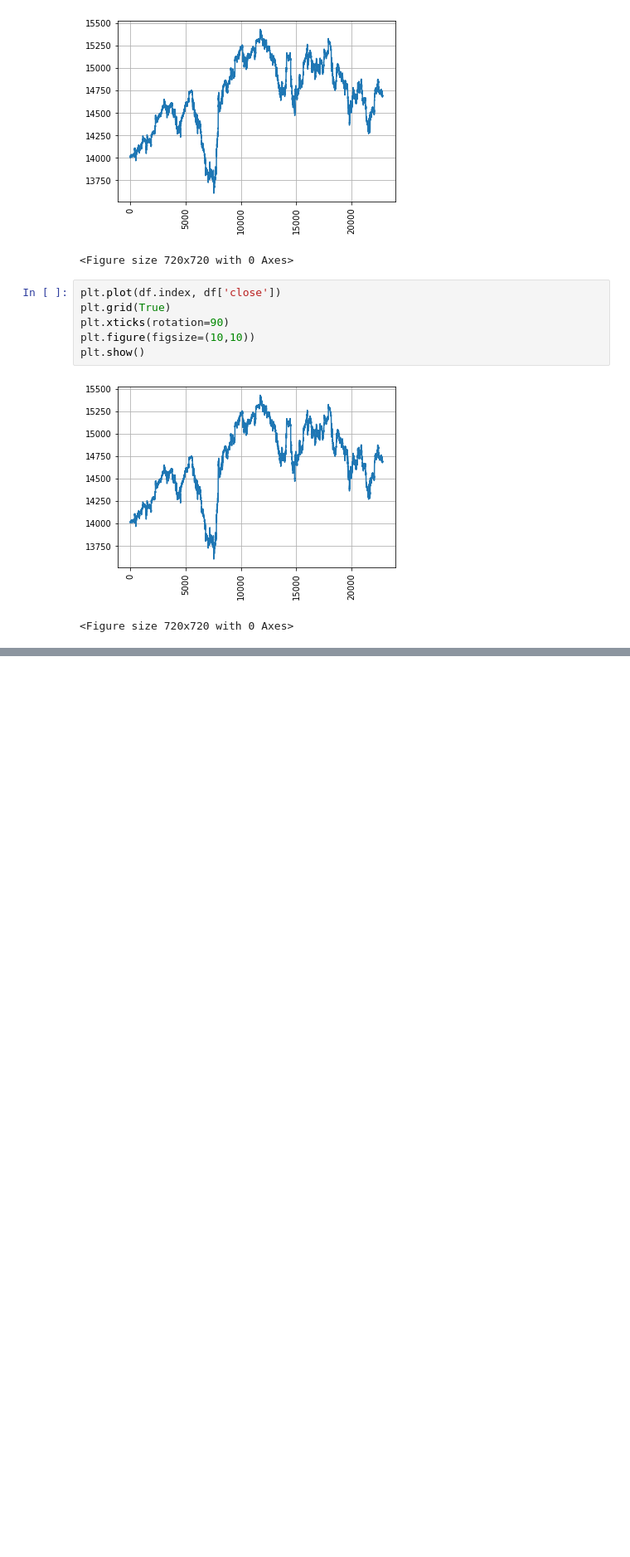
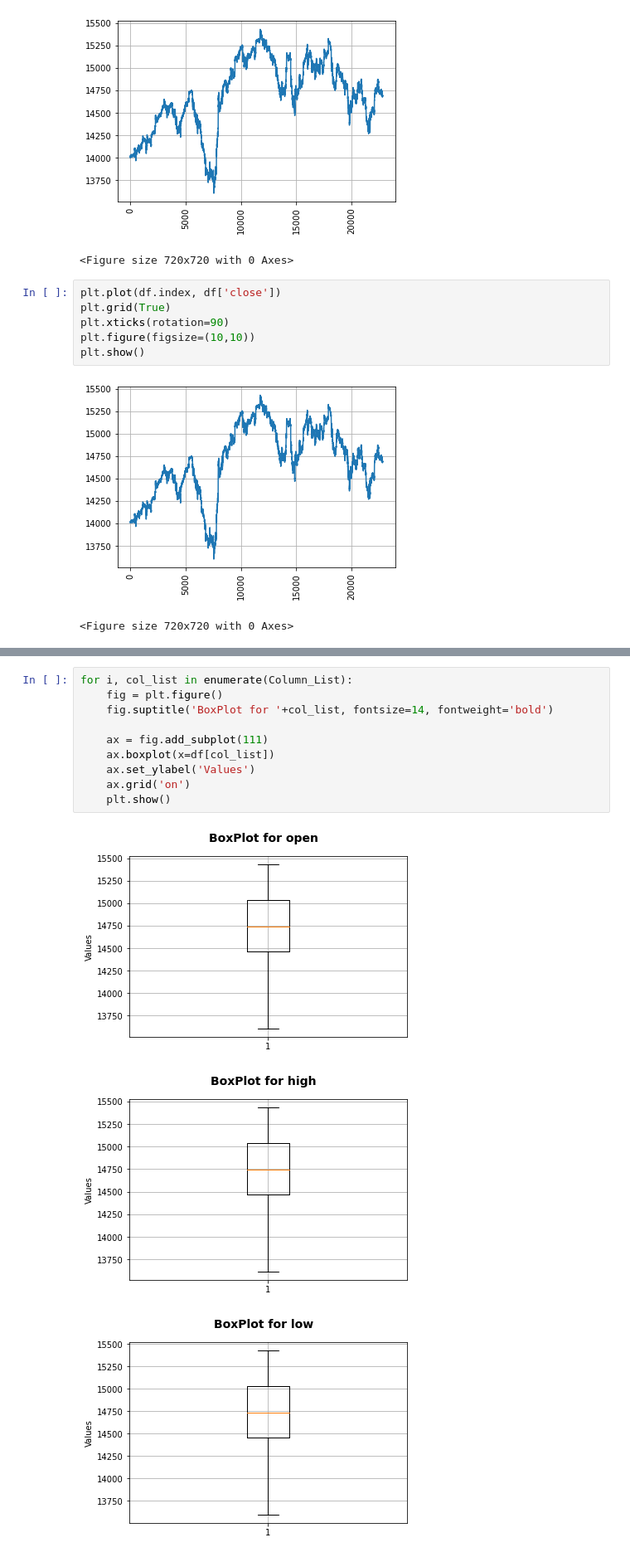
Before and after one commit to Akshay777asi/Data-Cleaning, a Jupyter notebook: Techno-Project-EDA-FOR-DATAFRAME.ipynb, the cells around one changed output, grey strips where cells are left out. Shown at 83% size. Drawn from its saved outputs; the diff is of its cells as text; blank space fills up the shorter version.

```diff
--- a/Techno-Project-EDA-FOR-DATAFRAME.ipynb
+++ b/Techno-Project-EDA-FOR-DATAFRAME.ipynb
@@ -312,0 +334,14 @@ plt.show()
+# %%
+for i, col_list in enumerate(Column_List):
+    fig = plt.figure()
+    fig.suptitle('BoxPlot for '+col_list, fontsize=14, fontweight='bold')
+
+    ax = fig.add_subplot(111)
+    ax.boxplot(x=df[col_list])
+    ax.set_ylabel('Values')
+    ax.grid('on')
+    plt.show()
+# %% [output]
+[figure, added]
+[figure, added]
+[figure, added]
```
Also changed, not shown: parts of 7 cells of this notebook.
